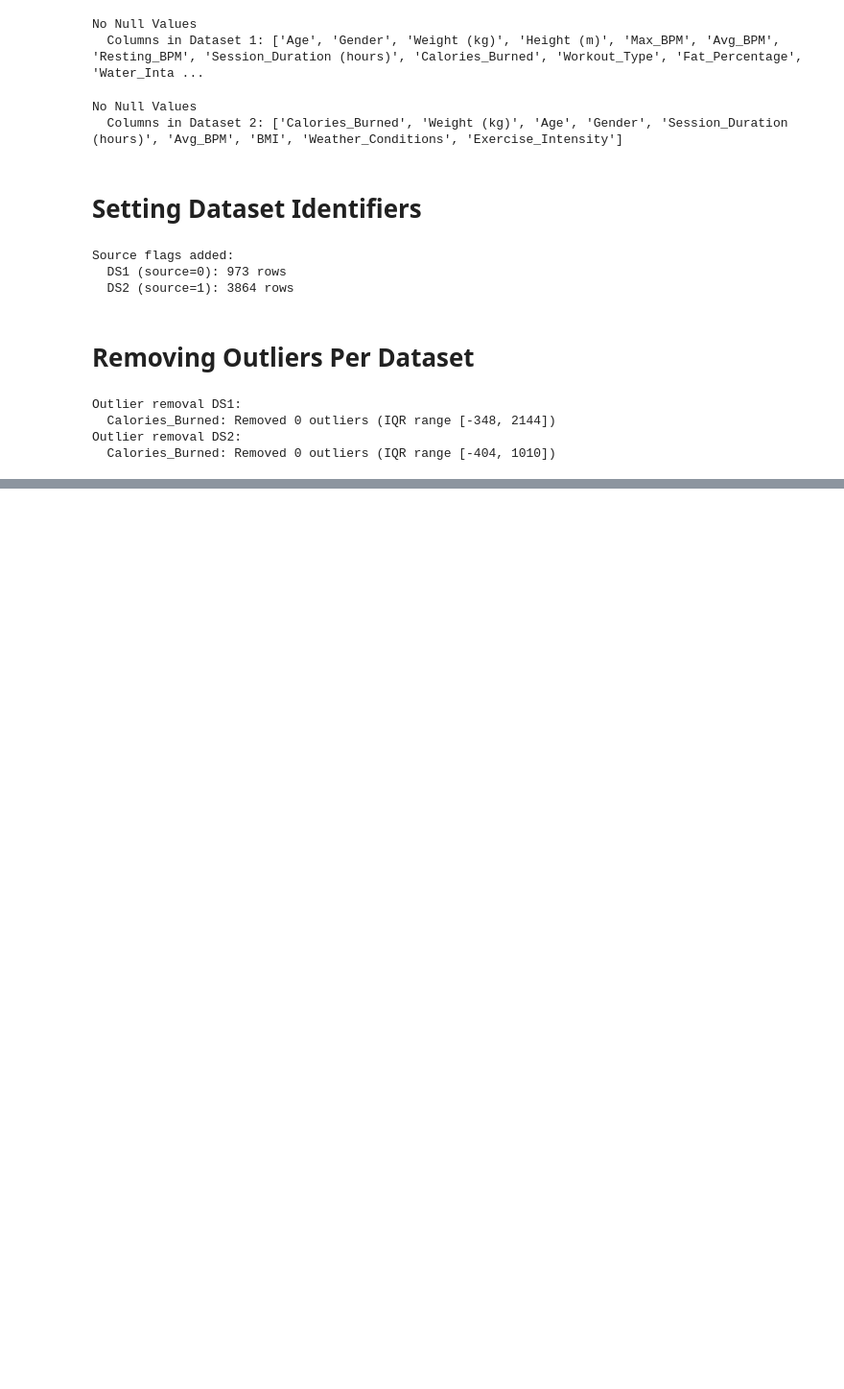
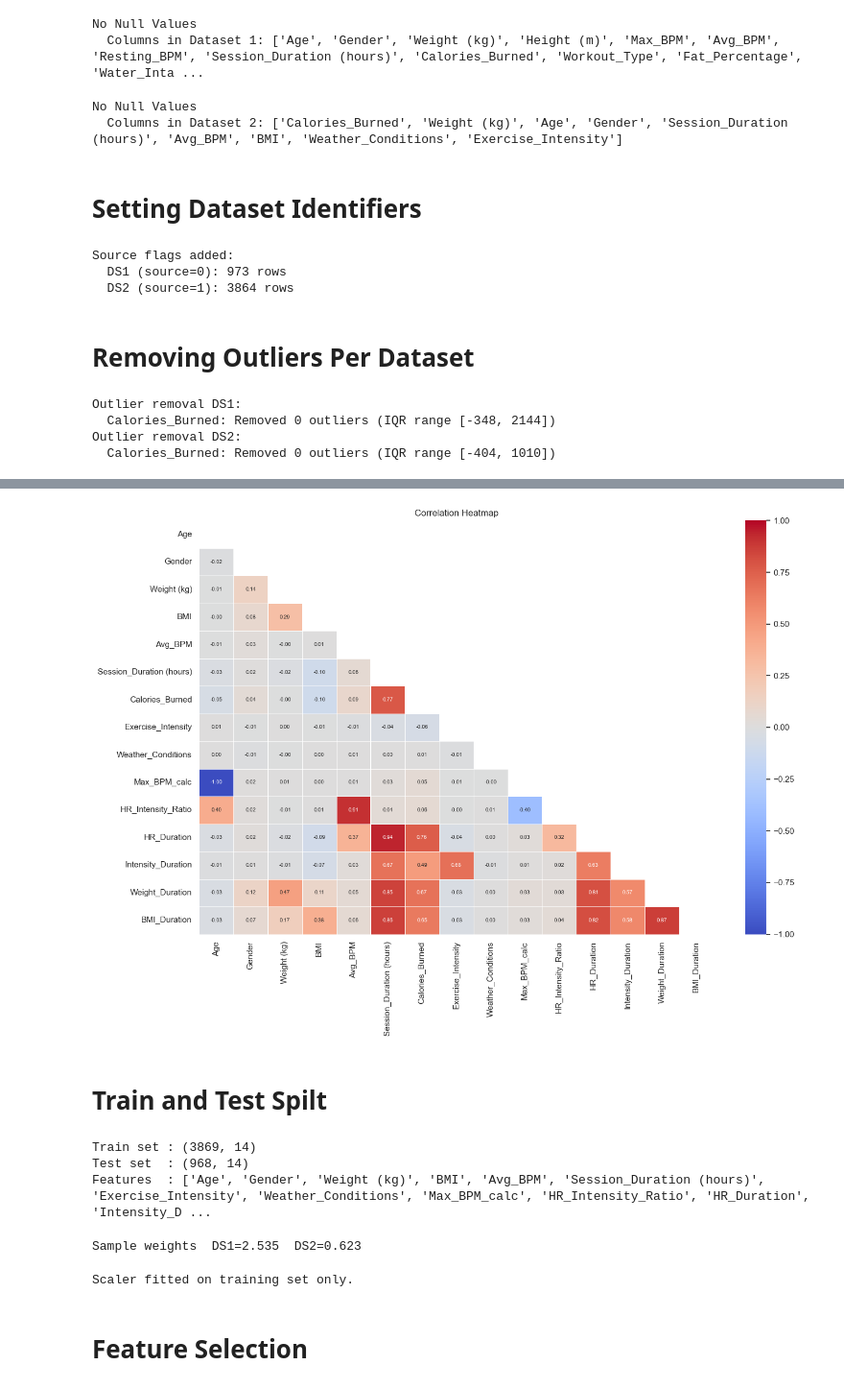
Before and after one commit to heyisula/caloriesense, a Jupyter notebook: retrain.ipynb, the cells around one changed output, grey strips where cells are left out. Shown at 96% size. Cells and saved outputs as stored; diff of their text form; code cells hidden in the pictures; blank space fills up the shorter version.

```diff
--- a/retrain.ipynb
+++ b/retrain.ipynb
@@ -185,0 +406,64 @@ Outlier removal DS2:
+# %%
+numeric_df = dfUnified.select_dtypes(include='number').drop(columns=['log_Calories','source'], errors='ignore')
+corr = numeric_df.corr()
+plt.figure(figsize=(14, 10))
+mask = np.triu(np.ones_like(corr, dtype=bool))
+sns.heatmap(corr, mask=mask, annot=True, fmt='.2f', cmap='coolwarm',
+            vmin=-1, vmax=1, linewidths=0.5, annot_kws={'size': 7})
+plt.title('Correlation Heatmap')
+plt.tight_layout();
+plt.savefig('out/plots/corr.png', dpi=300, bbox_inches="tight")
+
+plt.show()
+# %% [output]
+[figure, added]
+# %% [markdown]
+# Train and Test Spilt
+# %%
+# Leakage guard + source exclusion
+TARGET_LEAK_COLS = {'Calories_Burned', 'log_Calories', 'source'}
+
+CANDIDATE_FEATURES = [
+    c for c in dfUnified.columns
+    if c not in TARGET_LEAK_COLS
+]
+
+X_all = dfUnified[CANDIDATE_FEATURES].copy()
+y_raw = dfUnified['Calories_Burned'].copy()   # original scale evaluation only
+y_log = dfUnified['log_Calories'].copy()      # log scale model training
+
+X_train, X_test, y_train, y_test = train_test_split(
+    X_all, y_log, test_size=0.20, random_state=RANDOM_STATE
+)
+
+_idx        = y_test.index
+y_test_raw  = y_raw.loc[_idx]
+y_train_raw = y_raw.loc[X_train.index]
+
+src_test    = dfUnified.loc[_idx, 'source']
+
+print(f'Train set : {X_train.shape}')
+print(f'Test set  : {X_test.shape}')
+print(f'Features  : {X_train.columns.tolist()}')
+# %% [output]
+Train set : (3869, 14)
+Test set  : (968, 14)
+Features  : ['Age', 'Gender', 'Weight (kg)', 'BMI', 'Avg_BPM', 'Session_Duration (hours)', 'Exercise_Intensity', 'Weather_Conditions', 'Max_BPM_calc', 'HR_Intensity_Ratio', 'HR_Duration', 'Intensity_D ...
+# %%
+# Sample weights: upweight DS1 rows to balance the 4:1 DS2/DS1 ratio, Without this the model disproportionately optimises for DS2's calorie range.
+src_train = dfUnified.loc[X_train.index, 'source']
+w0 = len(src_train) / (2 * (src_train == 0).sum())
+w1 = len(src_train) / (2 * (src_train == 1).sum())
+sample_weights = src_train.map({0: w0, 1: w1}).values
+print(f'Sample weights  DS1={w0:.3f}  DS2={w1:.3f}')
+# %% [output]
+Sample weights  DS1=2.535  DS2=0.623
+# %%
+scaler = StandardScaler()
+X_train_sc = scaler.fit_transform(X_train)
+X_test_sc  = scaler.transform(X_test)
+print('Scaler fitted on training set only.')
+# %% [output]
+Scaler fitted on training set only.
+# %% [markdown]
+# Feature Selection
```
Also changed, not shown: parts of 49 cells of this notebook, 31 other files.
